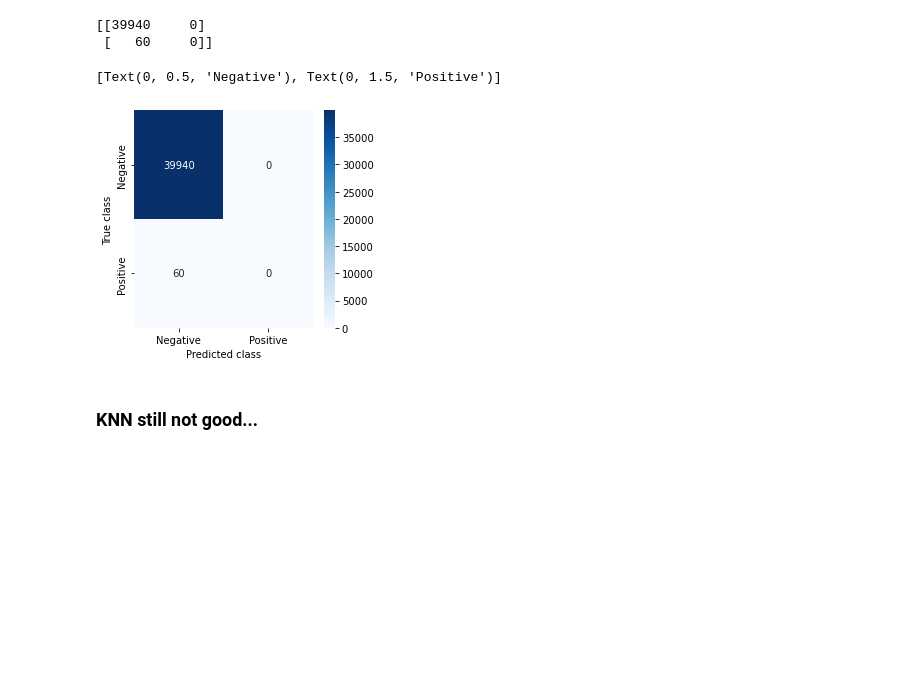
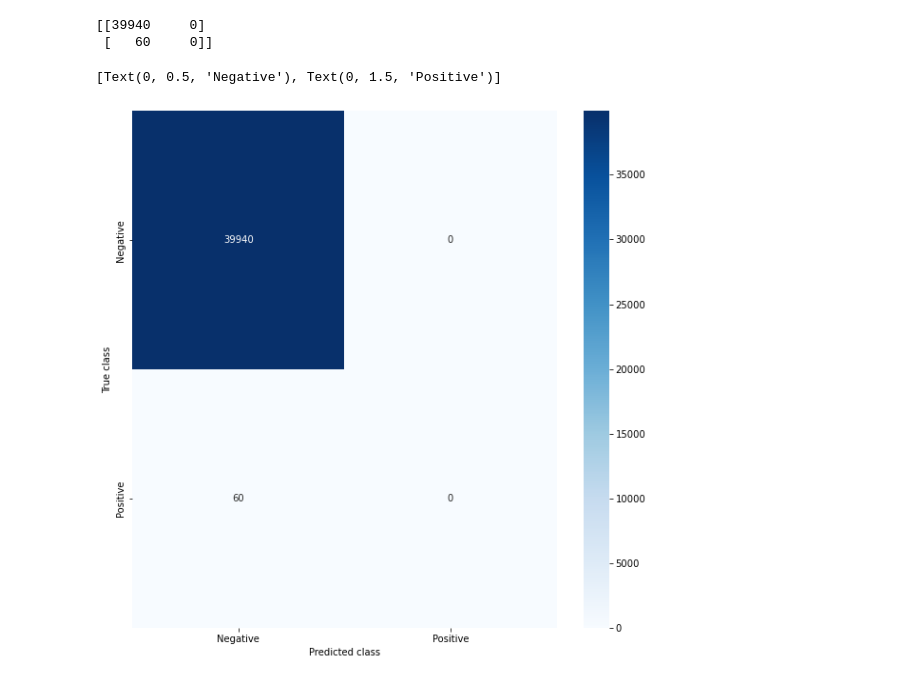
Before and after one commit to danielhardej/codecademy, a Jupyter notebook: Machine-Learning-AI-Engineer-Career-Path/2 ML-fundamentals/supervised-learning-I/project-predict-card-fraud/Predict Credit Card Fraud.ipynb, the cells around one changed output. Cells and saved outputs as stored; diff of their text form; code cells hidden in the pictures; blank space fills up the shorter version.

```diff
--- a/Machine-Learning-AI-Engineer-Career-Path/2 ML-fundamentals/supervised-learning-I/project-predict-card-fraud/Predict Credit Card Fraud.ipynb
+++ b/Machine-Learning-AI-Engineer-Career-Path/2 ML-fundamentals/supervised-learning-I/project-predict-card-fraud/Predict Credit Card Fraud.ipynb
@@ -205,14 +205,12 @@ print(cm)
  [   60     0]]
 # %%
 class_names = ['Negative', 'Positive']
-fig, ax = plt.subplots(figsize=(4, 4))
+fig, ax = plt.subplots(figsize=(10, 10))
 heatmap = seaborn.heatmap(cm, fmt='g', cmap='Blues', annot=True, ax=ax)
 ax.set_xlabel('Predicted class')
 ax.set_ylabel('True class')
 ax.xaxis.set_ticklabels(class_names)
 ax.yaxis.set_ticklabels(class_names)
 # %% [output]
 [Text(0, 0.5, 'Negative'), Text(0, 1.5, 'Positive')]
-[figure, old version]
+[figure, new version]
-# %% [markdown]
-### KNN still not good...
```
Also changed, not shown: parts of 8 cells of this notebook.
